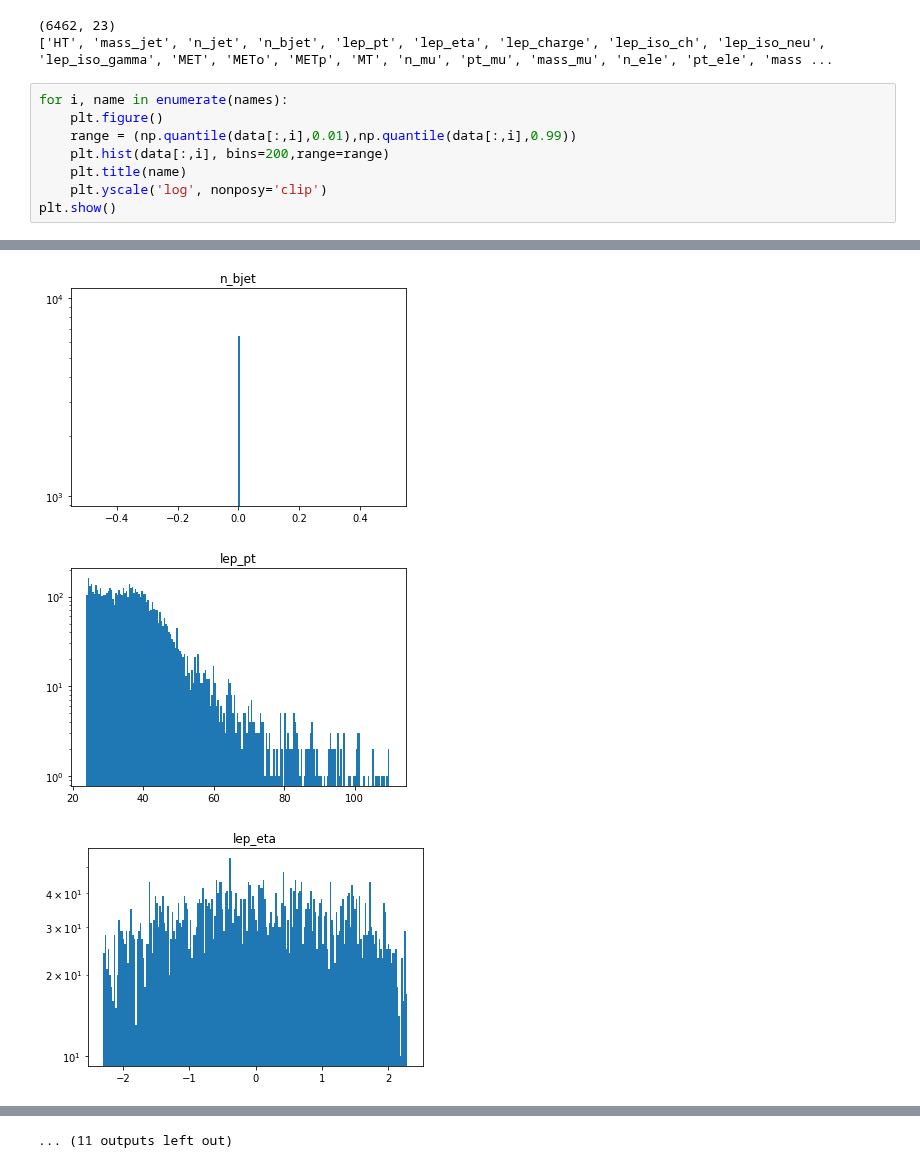
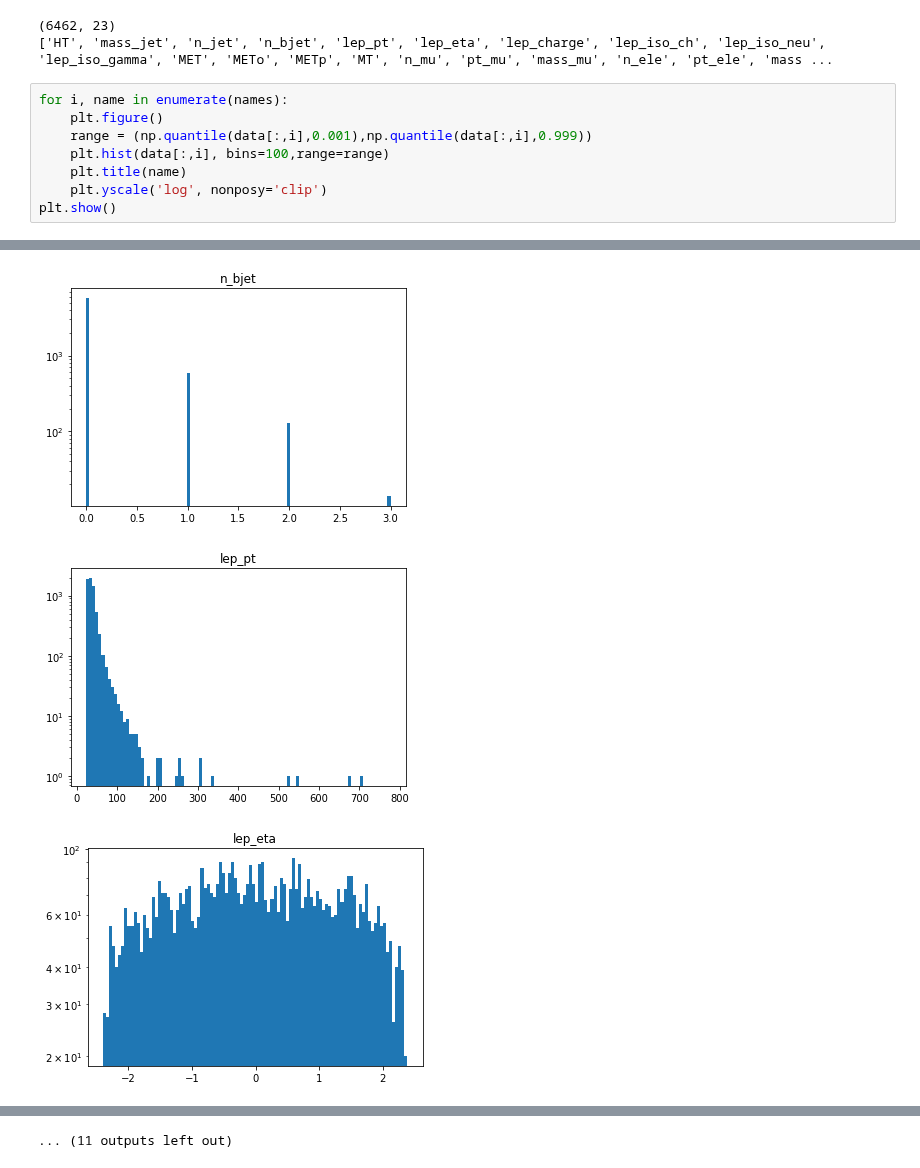
Before and after one commit to oliverkn/alad-for-lhc, a Jupyter notebook: ntuplizer_mod/plot_hlf.ipynb, the cells around one changed output, grey strips where cells are left out. Cells and saved outputs as stored; diff of their text form.

```diff
--- a/ntuplizer_mod/plot_hlf.ipynb
+++ b/ntuplizer_mod/plot_hlf.ipynb
@@ -17,8 +17,8 @@ print(names)
 # %%
 for i, name in enumerate(names):
     plt.figure()
-    range = (np.quantile(data[:,i],0.01),np.quantile(data[:,i],0.99))
-    plt.hist(data[:,i], bins=200,range=range)
+    range = (np.quantile(data[:,i],0.001),np.quantile(data[:,i],0.999))
+    plt.hist(data[:,i], bins=100,range=range)
     plt.title(name)
     plt.yscale('log', nonposy='clip')
 plt.show()
@@ -29,4 +29,4 @@ plt.show()
-[figure, old version]
+[figure, new version]
-[figure, old version]
+[figure, new version]
-[figure, old version]
+[figure, new version]
 [figure]
```
Also changed, not shown: parts of 1 cell of this notebook, 1 other file.
